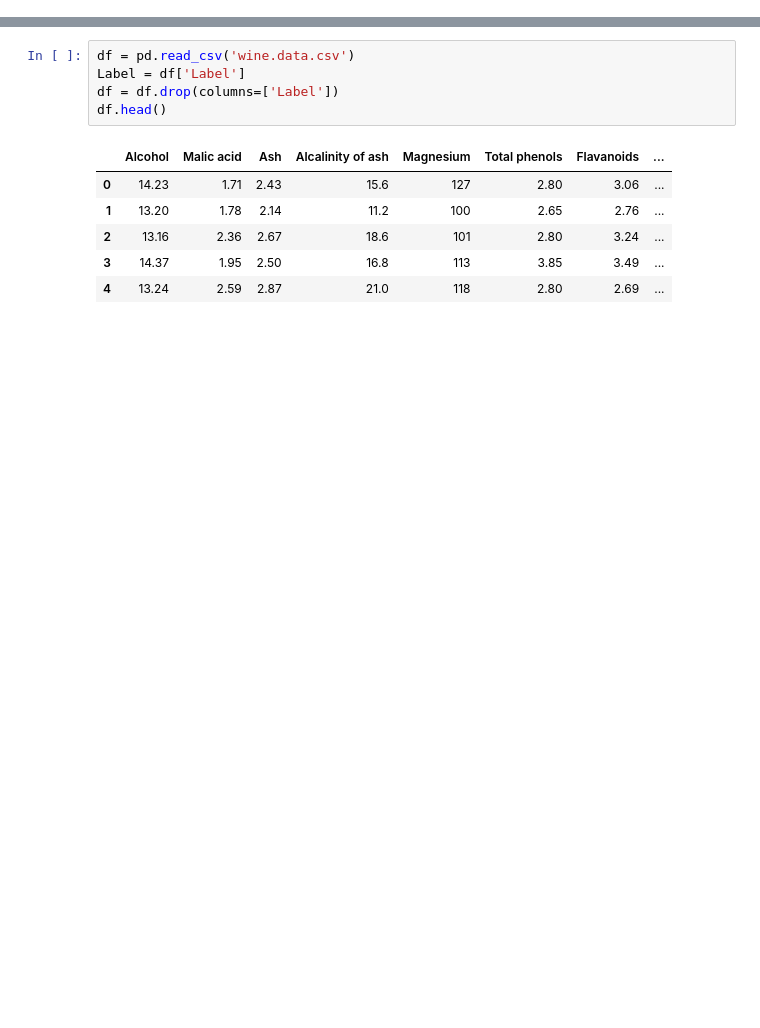
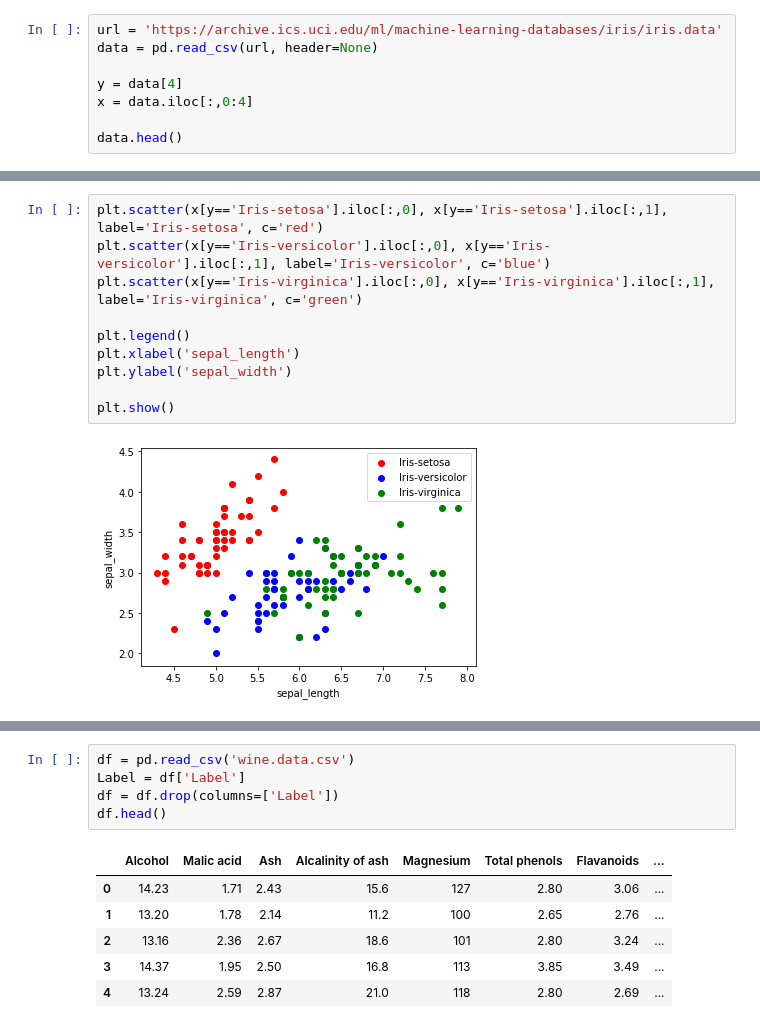
Before and after one commit to ryant4333/3803-BigData, a Jupyter notebook: Lab02/Dimensionality Reduction.ipynb, the cells around one changed output, grey strips where cells are left out. Cells and saved outputs as stored; diff of their text form; blank space fills up the shorter version.

```diff
--- a/Lab02/Dimensionality Reduction.ipynb
+++ b/Lab02/Dimensionality Reduction.ipynb
@@ -4,2 +5,10 @@ import pandas as pd
 
 from sklearn.decomposition import PCA as sklearnPCA
+# %%
+url = 'https://archive.ics.uci.edu/ml/machine-learning-databases/iris/iris.data'
+data = pd.read_csv(url, header=None)
+
+y = data[4]
+x = data.iloc[:,0:4]
+
+data.head()
@@ -5,0 +22,12 @@ from sklearn.decomposition import PCA as sklearnPCA
+# %%
+plt.scatter(x[y=='Iris-setosa'].iloc[:,0], x[y=='Iris-setosa'].iloc[:,1], label='Iris-setosa', c='red')
+plt.scatter(x[y=='Iris-versicolor'].iloc[:,0], x[y=='Iris-versicolor'].iloc[:,1], label='Iris-versicolor', c='blue')
+plt.scatter(x[y=='Iris-virginica'].iloc[:,0], x[y=='Iris-virginica'].iloc[:,1], label='Iris-virginica', c='green')
+
+plt.legend()
+plt.xlabel('sepal_length')
+plt.ylabel('sepal_width')
+
+plt.show()
+# %% [output]
+[figure, added]
```
Also changed, not shown: parts of 13 cells of this notebook.
